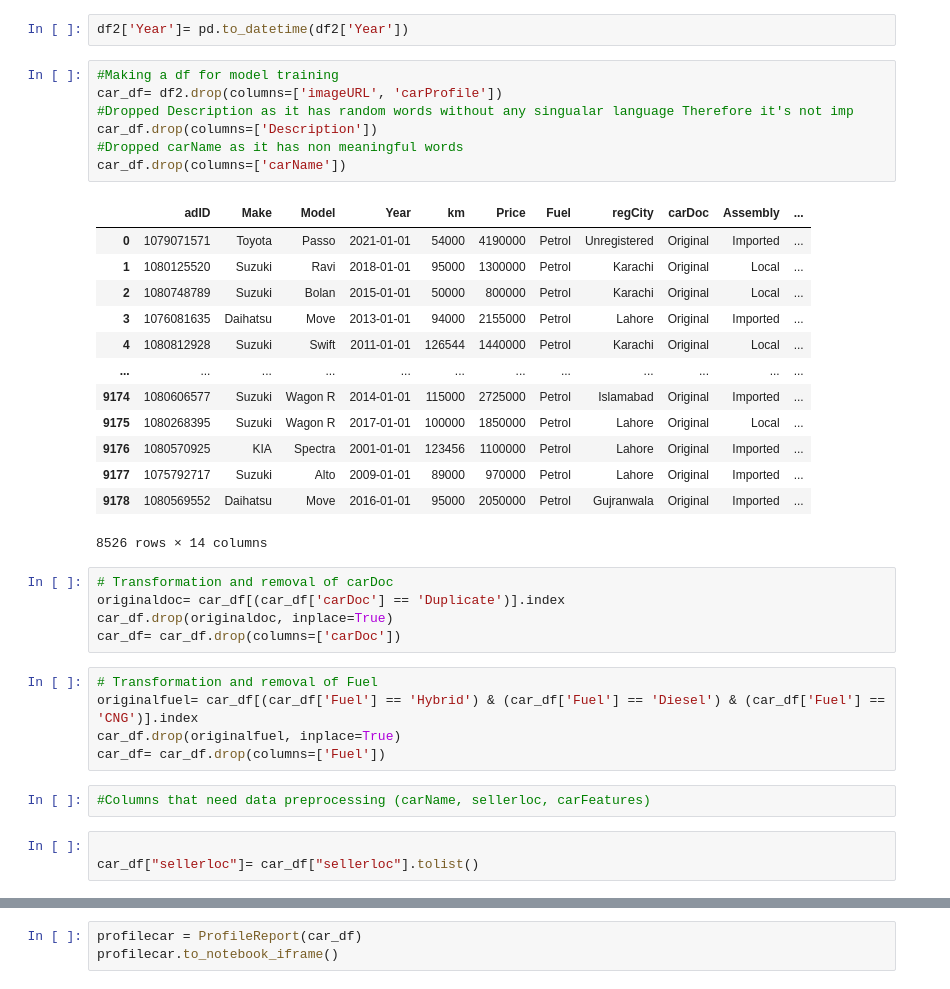
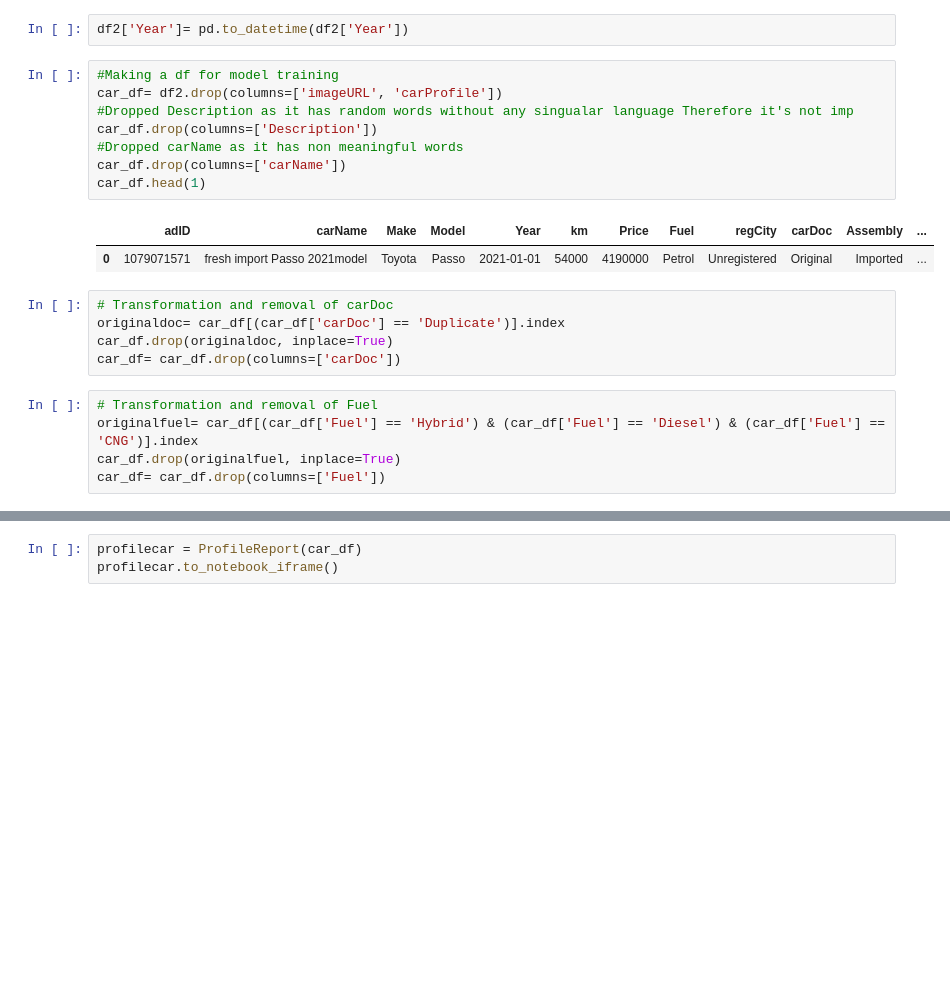
Before and after one commit to Parth-github3/Car_Recommendation_System, a Jupyter notebook: car recommendation.ipynb, the cells around one changed output, grey strips where cells are left out. Cells and saved outputs as stored; diff of their text form; blank space fills up the shorter version.

```diff
--- a/car recommendation.ipynb
+++ b/car recommendation.ipynb
@@ -173,36 +143,21 @@ df2['Year']= pd.to_datetime(df2['Year'])
 # %%
 #Making a df for model training
 car_df= df2.drop(columns=['imageURL', 'carProfile'])
 #Dropped Description as it has random words without any singualar language Therefore it's not imp
 car_df.drop(columns=['Description'])
 #Dropped carName as it has non meaningful words
 car_df.drop(columns=['carName'])
+car_df.head(1)
 # %% [output]
-|  | adID | Make | Model | Year | km | Price | Fuel | regCity | carDoc | Assembly | ... |
-| 0 | 1079071571 | Toyota | Passo | 2021-01-01 | 54000 | 4190000 | Petrol | Unregistered | Original | Imported | ... |
-| 1 | 1080125520 | Suzuki | Ravi | 2018-01-01 | 95000 | 1300000 | Petrol | Karachi | Original | Local | ... |
-| 2 | 1080748789 | Suzuki | Bolan | 2015-01-01 | 50000 | 800000 | Petrol | Karachi | Original | Local | ... |
-| 3 | 1076081635 | Daihatsu | Move | 2013-01-01 | 94000 | 2155000 | Petrol | Lahore | Original | Imported | ... |
-| 4 | 1080812928 | Suzuki | Swift | 2011-01-01 | 126544 | 1440000 | Petrol | Karachi | Original | Local | ... |
-| ... | ... | ... | ... | ... | ... | ... | ... | ... | ... | ... | ... |
-| 9174 | 1080606577 | Suzuki | Wagon R | 2014-01-01 | 115000 | 2725000 | Petrol | Islamabad | Original | Imported | ... |
-| 9175 | 1080268395 | Suzuki | Wagon R | 2017-01-01 | 100000 | 1850000 | Petrol | Lahore | Original | Local | ... |
-| 9176 | 1080570925 | KIA | Spectra | 2001-01-01 | 123456 | 1100000 | Petrol | Lahore | Original | Imported | ... |
-| 9177 | 1075792717 | Suzuki | Alto | 2009-01-01 | 89000 | 970000 | Petrol | Lahore | Original | Imported | ... |
-| 9178 | 1080569552 | Daihatsu | Move | 2016-01-01 | 95000 | 2050000 | Petrol | Gujranwala | Original | Imported | ... |
+|  | adID | carName | Make | Model | Year | km | Price | Fuel | regCity | carDoc | Assembly | ... |
+| 0 | 1079071571 | fresh import Passo 2021model | Toyota | Passo | 2021-01-01 | 54000 | 4190000 | Petrol | Unregistered | Original | Imported | ... |
-8526 rows × 14 columns
-# %%
-# Transformation and removal of carDoc
-originaldoc= car_df[(car_df['carDoc'] == 'Duplicate')].index
-car_df.drop(originaldoc, inplace=True)
-car_df= car_df.drop(columns=['carDoc'])
+# %%
+# Transformation and removal of carDoc
+originaldoc= car_df[(car_df['carDoc'] == 'Duplicate')].index
+car_df.drop(originaldoc, inplace=True)
+car_df= car_df.drop(columns=['carDoc'])
 # %%
 # Transformation and removal of Fuel
 originalfuel= car_df[(car_df['Fuel'] == 'Hybrid') & (car_df['Fuel'] == 'Diesel') & (car_df['Fuel'] == 'CNG')].index
 car_df.drop(originalfuel, inplace=True)
 car_df= car_df.drop(columns=['Fuel'])
-# %%
-#Columns that need data preprocessing (carName, sellerloc, carFeatures)
-# %%
-
-car_df["sellerloc"]= car_df["sellerloc"].tolist()
```
Also changed, not shown: parts of 25 cells of this notebook.
